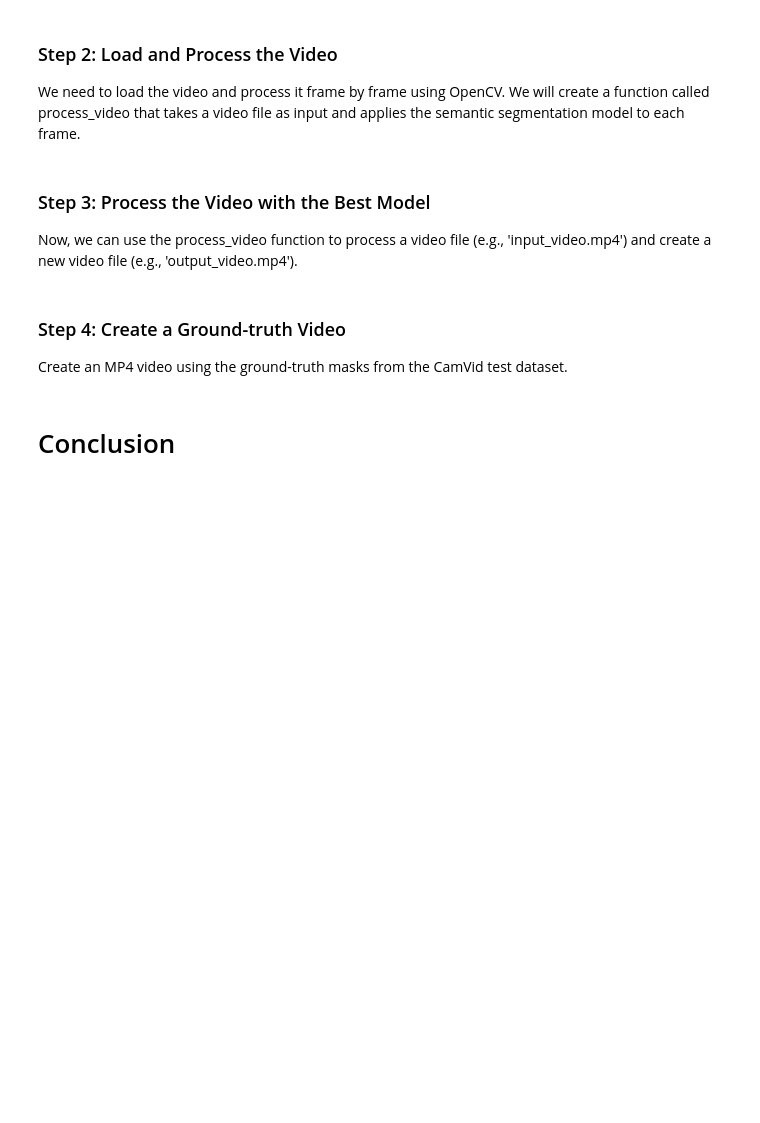
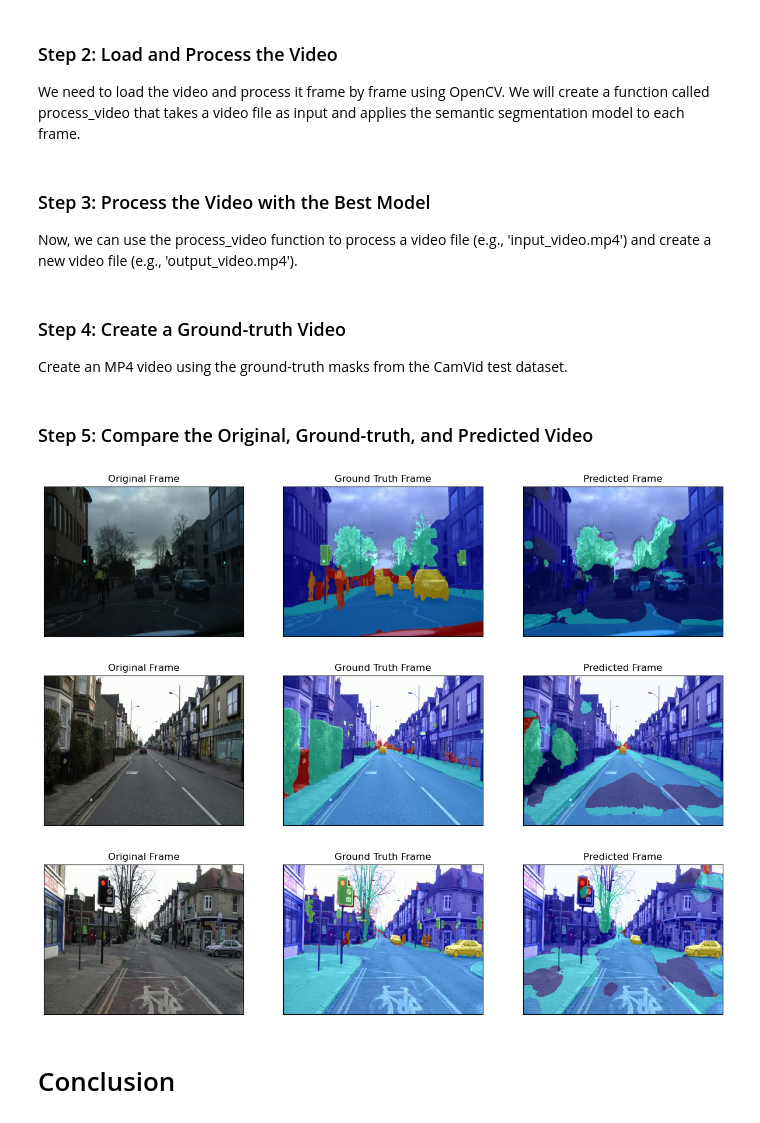
Before and after one commit to justinknguyen/Semantic-Segmentation, a Jupyter notebook: Justin/enel645-group5-a3-semantic-segmentation_final.ipynb, the cells around one changed output. Saved outputs shown, nothing was run; the diff lists cells and outputs as text; code cells hidden in the pictures; blank space fills up the shorter version.

```diff
--- a/Justin/enel645-group5-a3-semantic-segmentation_final.ipynb
+++ b/Justin/enel645-group5-a3-semantic-segmentation_final.ipynb
@@ -745,3 +745,5 @@ mask_folder = './images/CamVid/testmask'
 output_file = 'ground_truth_video.mp4'
 
 create_ground_truth_video(image_folder, mask_folder, output_file)
+# %% [markdown]
+### Step 5: Compare the Original, Ground-truth, and Predicted Video
@@ -748,2 +793,13 @@ create_ground_truth_video(image_folder, mask_folder, output_file)
+# %%
+original_video = 'camvid_video.mp4'
+output_video = 'output_video.mp4'
+ground_truth_video = 'ground_truth_video.mp4'
+frame_indices = [0, 79, 150]
+
+display_frames_side_by_side(original_video, output_video, ground_truth_video, frame_indices)
+# %% [output]
+[figure, added]
+[figure, added]
+[figure, added]
 # %% [markdown]
 # Conclusion
```
Also changed, not shown: parts of 1 cell of this notebook.
